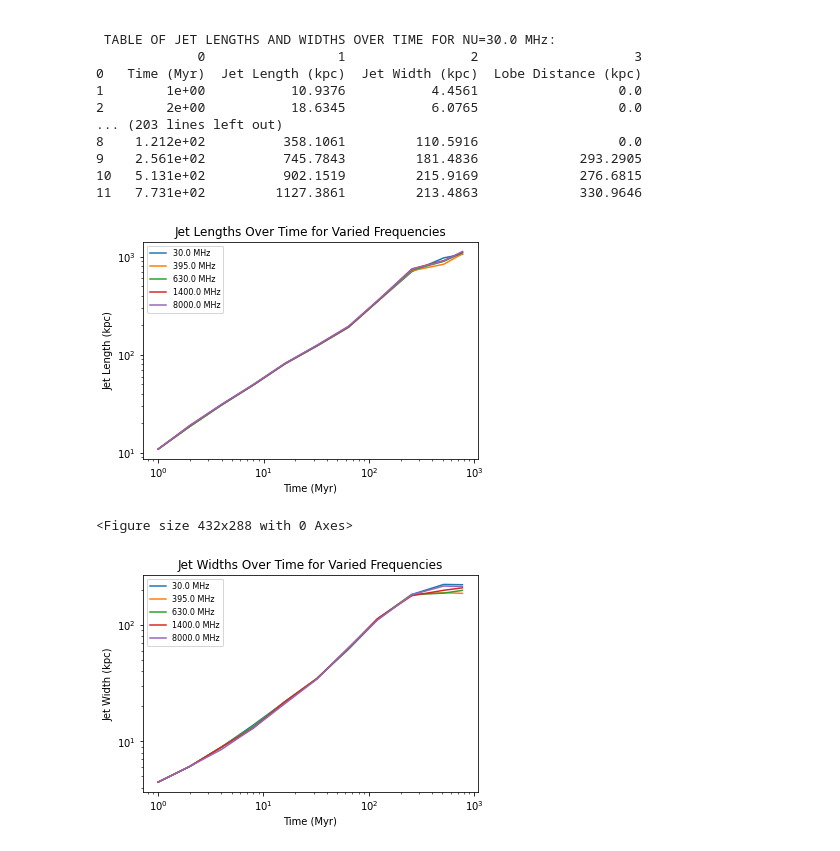
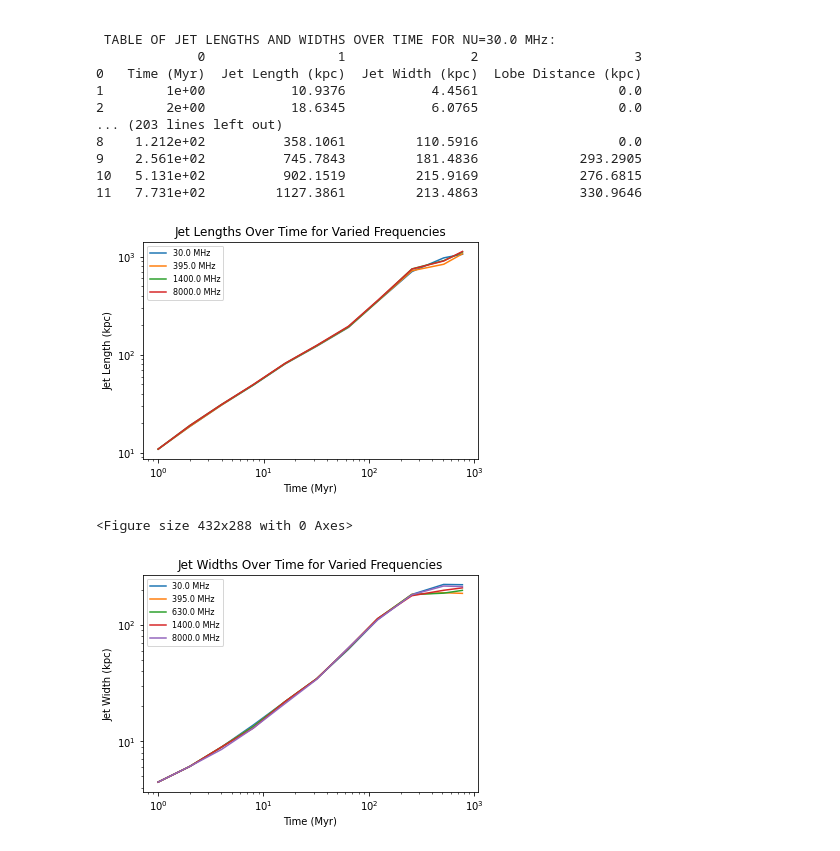
Before and after one commit to SolSamuels/Samuels_JetSimulationWork, a Jupyter notebook: Jet_Length_Width_Determiner_v3.1.ipynb, the cells around one changed output. Cells and saved outputs as stored; diff of their text form; code cells hidden in the pictures.

```diff
--- a/Jet_Length_Width_Determiner_v3.1.ipynb
+++ b/Jet_Length_Width_Determiner_v3.1.ipynb
@@ -363,34 +363,34 @@ TRYING NU VALUE 30.0 MHz...
 10   5.131e+02          902.1519         215.9169             276.6815
 11   7.731e+02         1127.3861         213.4863             330.9646
 # %%
-nu2 = [30.0, 395.0, 630.0, 1400.0, 8000.0]
+nu2 = [30.0, 395.0, 1400.0, 8000.0]
 
 for value in nu2:
     try:
         with open("corrected_data_table_{}MHz.npy".format(str(value)), "rb") as open_file:
             current_freq = np.load(open_file)
 
             time_vals = []
             jet_len_vals = []
 
             for i in range(1, 12):
                 time_vals.append(float(current_freq[i, 0]))
                 jet_len_vals.append(float(current_freq[i, 1]))
 
             plt.plot(time_vals, jet_len_vals, label="{} MHz".format(str(value)))
 
     except:
         p = 0
 plt.xscale("log")
 plt.yscale("log")
 plt.xlabel("Time (Myr)")
 plt.ylabel("Jet Length (kpc)")
 plt.title("Jet Lengths Over Time for Varied Frequencies")
 plt.legend(loc=2, prop={'size': 8})
 plt.show()
 plt.savefig('Jet_Lengths_vs_Time.png')
 # %% [output]
-[figure, old version]
+[figure, new version]
 <Figure size 432x288 with 0 Axes>
 # %%
 for value in nu2:
```
Also changed, not shown: parts of 1 cell of this notebook.
